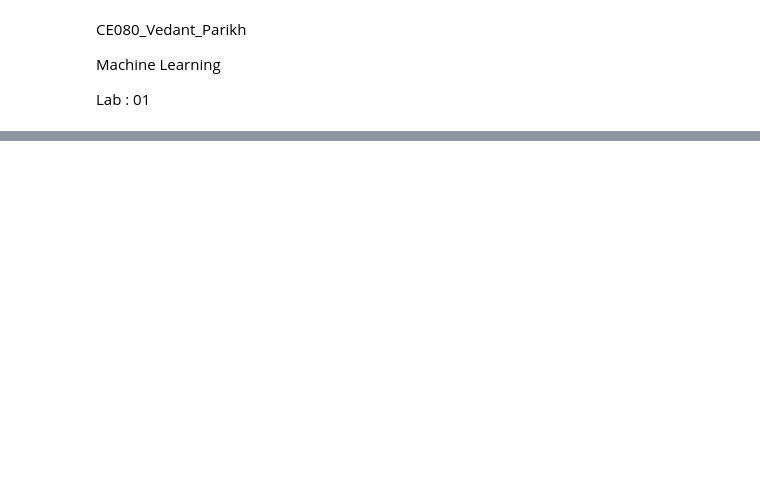
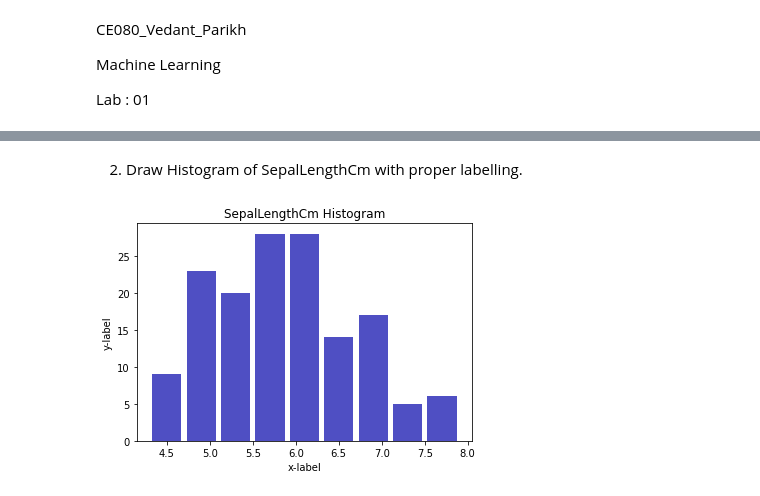
Before and after one commit to parikhvedant2003/CE080_ML_Labs, a Jupyter notebook: CE080_ML_Lab_01.ipynb, the cells around one changed output, grey strips where cells are left out. Cells and saved outputs as stored; diff of their text form; code cells hidden in the pictures; blank space fills up the shorter version.

```diff
--- a/CE080_ML_Lab_01.ipynb
+++ b/CE080_ML_Lab_01.ipynb
@@ -375,0 +523,15 @@ First 10 rows of X:
+# %% [markdown]
+2. Draw Histogram of SepalLengthCm with proper labelling.
+# %%
+# Finding the Histogram of SepalLengthCm with proper labeling
+
+fig, ax = plt.subplots(1, 1)
+
+ax.hist(data['SepalLengthCm'],bins='auto',color='#0504aa',alpha=0.7, rwidth=0.85)
+ax.set_title("SepalLengthCm Histogram")
+ax.set_xlabel('x-label')
+ax.set_ylabel('y-label')
+
+plt.show()
+# %% [output]
+[figure, added]
```
Also changed, not shown: parts of 71 cells of this notebook, 4 other files.
